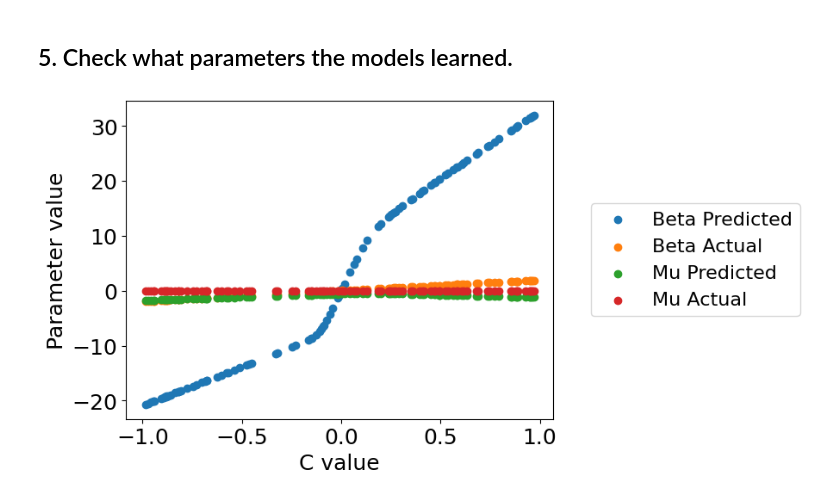
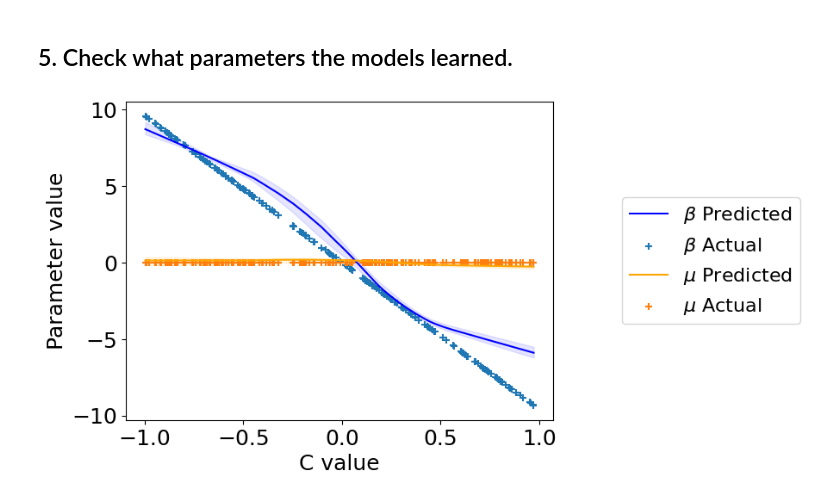
Before and after one commit to cnellington/Contextualized, a Jupyter notebook: docs/demos/easy_classification.ipynb, the cells around one changed output. Saved outputs shown, nothing was run; the diff lists cells and outputs as text; code cells hidden in the pictures.

Commit message:
fix classification demo setup, add uncertainty to plotting in demo

```diff
--- a/docs/demos/easy_classification.ipynb
+++ b/docs/demos/easy_classification.ipynb
@@ -9,6 +9,6 @@ In this simulated regression, we'll study the simple varying-coefficients case w
 # %%
 import numpy as np
-n_samples = 100
+n_samples = 200
 n_context = 1
 n_observed = 1
 n_outcomes = 3
@@ -17,7 +17,8 @@ X = np.random.uniform(-1, 1, size=(n_samples, n_observed))
 phi = np.random.uniform(-10, 10, size=(n_context, n_observed, n_outcomes))
 beta = np.tensordot(C, phi, axes=1) + np.random.normal(0, 0.01, size=(n_samples, n_observed, n_outcomes))
 Y = np.array([np.tensordot(X[i], beta[i], axes=1) for i in range(n_samples)])
-Y = np.round(1. / (1+np.exp(-Y)))
+Y_prob = 1. / (1+np.exp(-Y))
+Y = np.random.uniform(0, 1, size=(n_samples, n_outcomes)) < Y_prob
 # %% [markdown]
 ## 2. Build and fit model
 Uses an sklearn-type wrapper interface.
@@ -77,15 +92,40 @@ plt.show()
 ## 5. Check what parameters the models learned.
 # %%
 %%capture
-beta_preds, mu_preds = model.predict_params(C, individual_preds=False)
+beta_preds, mu_preds = model.predict_params(C, individual_preds=True)
+beta_preds.shape  # (n_bootstraps, n_samples, n_outcomes, n_predictors)
+mu_preds.shape  # (n_bootstraps, n_samples, n_outcomes)
 # %%
-plt.scatter(C, beta_preds[:, 0], label='Beta Predicted')
-plt.scatter(C, beta[:, :, 0], label='Beta Actual')
-plt.scatter(C, mu_preds[:, 0], label='Mu Predicted')
-plt.scatter(C, np.zeros_like(C), label='Mu Actual')
+order = np.argsort(C.squeeze())  # put C in order for plotting
+C = C[order].squeeze()
+beta_preds = beta_preds[:, order]
+mu_preds = mu_preds[:, order]
+beta = beta[order]
+
+plt.plot(
+    C, np.mean(beta_preds[:, :, 0], axis=0),
+            label='$\\beta$ Predicted', color='blue')
+plt.fill_between(
+    C,
+    np.percentile(beta_preds[:, :, 0], 2.5, axis=0).squeeze(),
+    np.percentile(beta_preds[:, :, 0], 97.5, axis=0).squeeze(),
+    color='blue', alpha=0.1
+)
+plt.scatter(C, beta[:, :, 0], label='$\\beta$ Actual', marker='+')
+
+plt.plot(
+    C, np.mean(mu_preds[:, :, 0], axis=0),
+            label='$\\mu$ Predicted', color='orange')
+plt.fill_between(
+    C,
+    np.percentile(mu_preds[:, :, 0], 2.5, axis=0).squeeze(),
+    np.percentile(mu_preds[:, :, 0], 97.5, axis=0).squeeze(),
+    color='orange', alpha=0.1
+)
+plt.scatter(C, np.zeros_like(C), label='$\\mu$ Actual', marker='+')
 plt.legend(loc='center right', bbox_to_anchor=(1.6, 0.5), fontsize=16)
 plt.xlabel("C value")
 plt.ylabel("Parameter value")
 plt.show()
 # %% [output]
-[figure, old version]
+[figure, new version]
```
Also changed, not shown: parts of 6 cells of this notebook, 1 other file.
